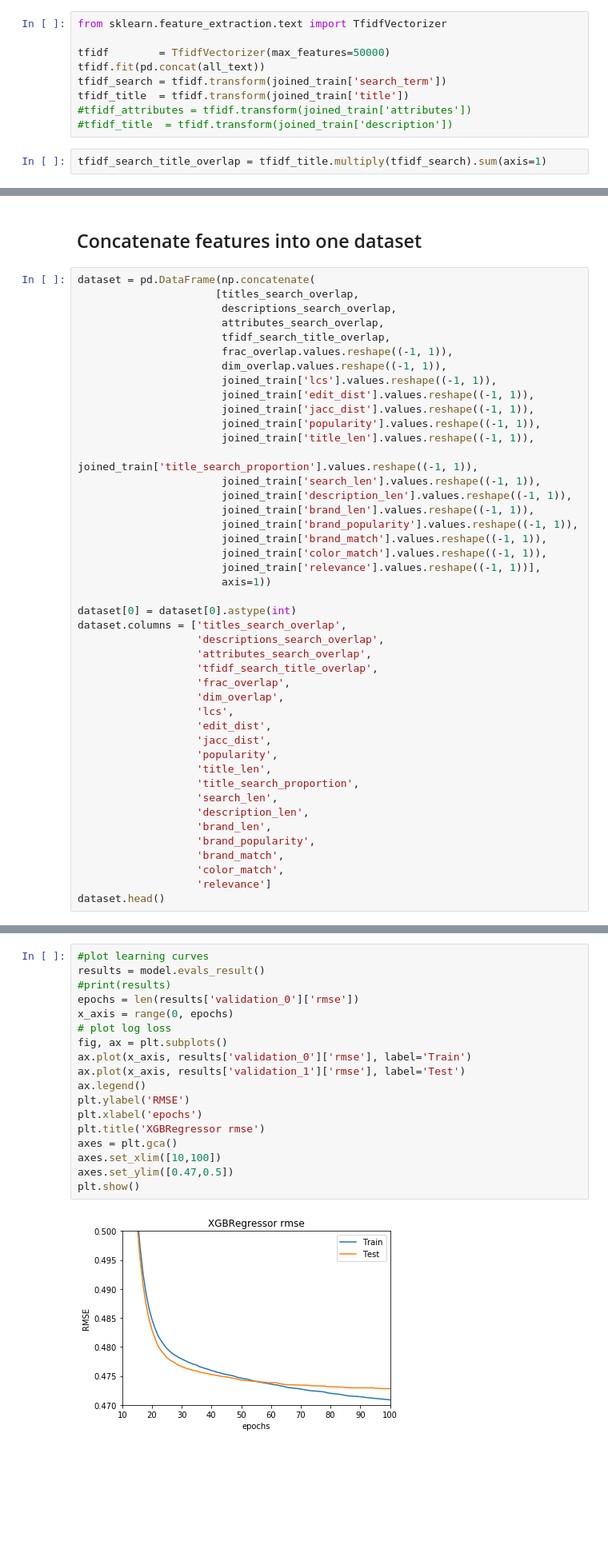
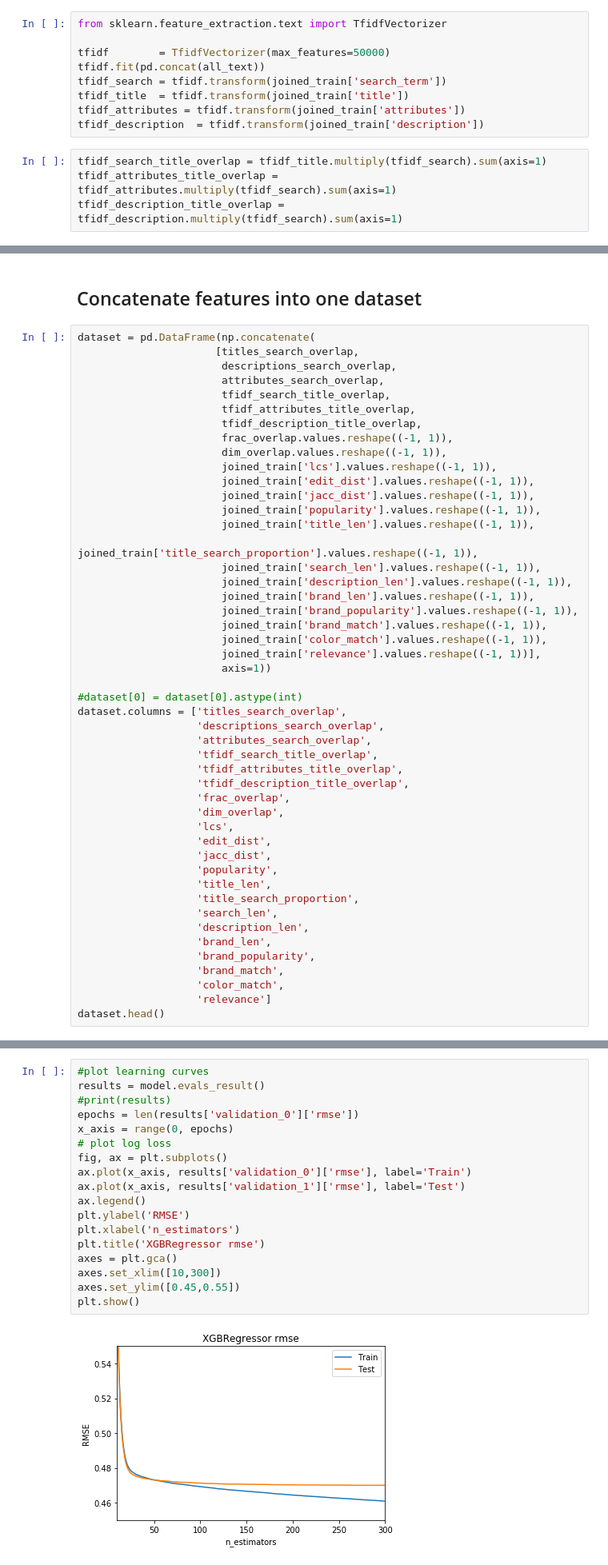
Before and after one commit to zeyger/home-depot, a Jupyter notebook: notebooks/home-depot.ipynb, the cells around one changed output, grey strips where cells are left out. Shown: that part at 80% size. Cells and saved outputs as stored; diff of their text form; blank space fills up the shorter version.

Commit message:
Add attributes and description tfidf overlaps with search

```diff
--- a/notebooks/home-depot.ipynb
+++ b/notebooks/home-depot.ipynb
@@ -1089,8 +1089,10 @@ tfidf        = TfidfVectorizer(max_features=50000)
 tfidf.fit(pd.concat(all_text))
 tfidf_search = tfidf.transform(joined_train['search_term'])
 tfidf_title  = tfidf.transform(joined_train['title'])
-#tfidf_attributes = tfidf.transform(joined_train['attributes'])
-#tfidf_title  = tfidf.transform(joined_train['description'])
+tfidf_attributes = tfidf.transform(joined_train['attributes'])
+tfidf_description  = tfidf.transform(joined_train['description'])
 # %%
 tfidf_search_title_overlap = tfidf_title.multiply(tfidf_search).sum(axis=1)
+tfidf_attributes_title_overlap = tfidf_attributes.multiply(tfidf_search).sum(axis=1)
+tfidf_description_title_overlap = tfidf_description.multiply(tfidf_search).sum(axis=1)
 # %%
@@ -1105,6 +1107,8 @@ dataset = pd.DataFrame(np.concatenate(
                        descriptions_search_overlap,
                        attributes_search_overlap,
                        tfidf_search_title_overlap,
+                       tfidf_attributes_title_overlap,
+                       tfidf_description_title_overlap,
                        frac_overlap.values.reshape((-1, 1)),
                        dim_overlap.values.reshape((-1, 1)),
                        joined_train['lcs'].values.reshape((-1, 1)),
@@ -1122,11 +1126,13 @@ dataset = pd.DataFrame(np.concatenate(
                        joined_train['relevance'].values.reshape((-1, 1))],
                        axis=1))
 
-dataset[0] = dataset[0].astype(int)
+#dataset[0] = dataset[0].astype(int)
 dataset.columns = ['titles_search_overlap',
                    'descriptions_search_overlap',
                    'attributes_search_overlap',
                    'tfidf_search_title_overlap',
+                   'tfidf_attributes_title_overlap',
+                   'tfidf_description_title_overlap',
                    'frac_overlap',
                    'dim_overlap',
                    'lcs',
@@ -1189,23 +1195,23 @@ Predictions:
 # %%
 #plot learning curves
 results = model.evals_result()
 #print(results)
 epochs = len(results['validation_0']['rmse'])
 x_axis = range(0, epochs)
 # plot log loss
 fig, ax = plt.subplots()
 ax.plot(x_axis, results['validation_0']['rmse'], label='Train')
 ax.plot(x_axis, results['validation_1']['rmse'], label='Test')
 ax.legend()
 plt.ylabel('RMSE')
-plt.xlabel('epochs')
+plt.xlabel('n_estimators')
 plt.title('XGBRegressor rmse')
 axes = plt.gca()
-axes.set_xlim([10,100])
-axes.set_ylim([0.47,0.5])
+axes.set_xlim([10,300])
+axes.set_ylim([0.45,0.55])
 plt.show()
 # %% [output]
-[figure, old version]
+[figure, new version]
 # %% [markdown]
 # EVALUATION
 # %%
```
Also changed, not shown: parts of 5 cells of this notebook.
